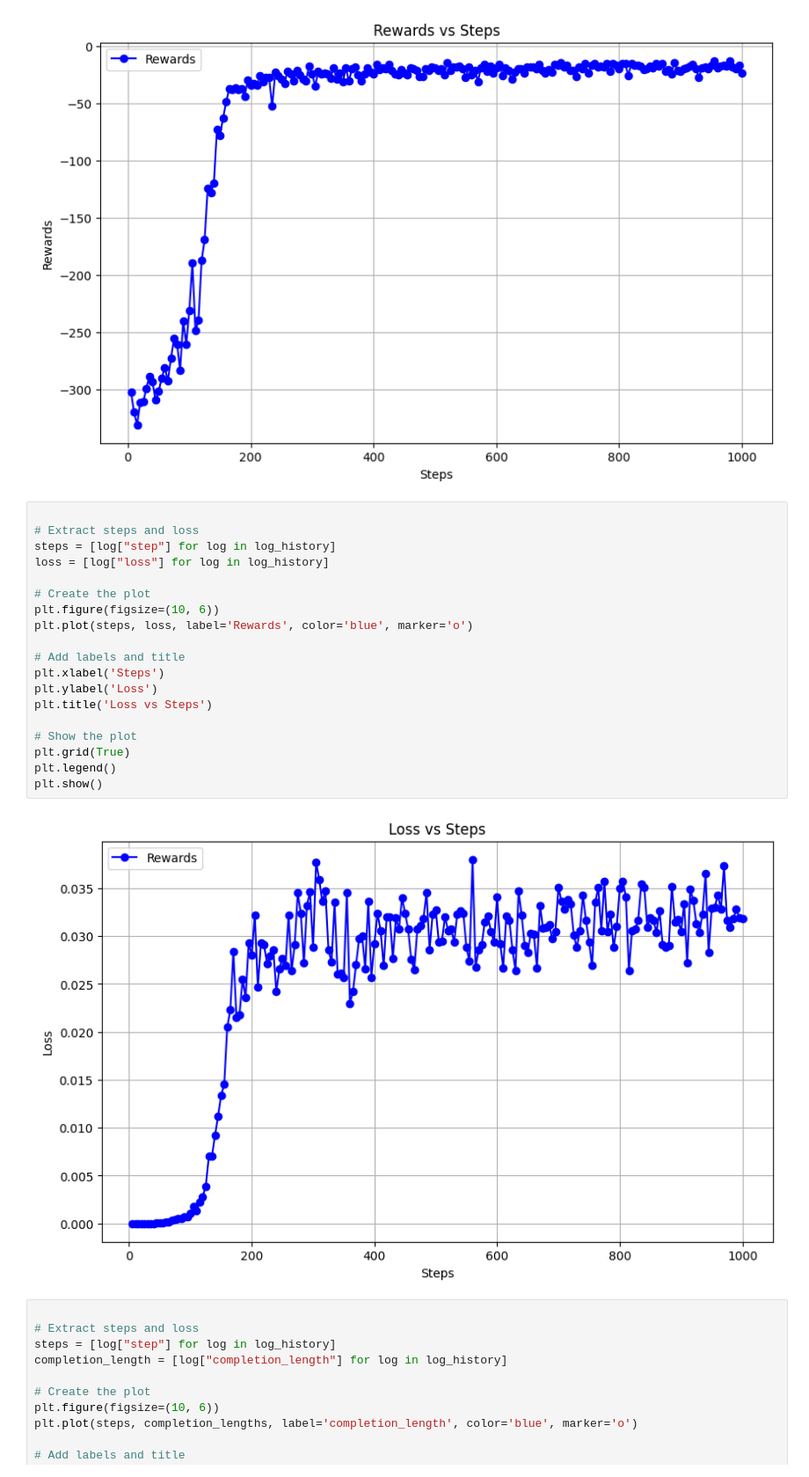
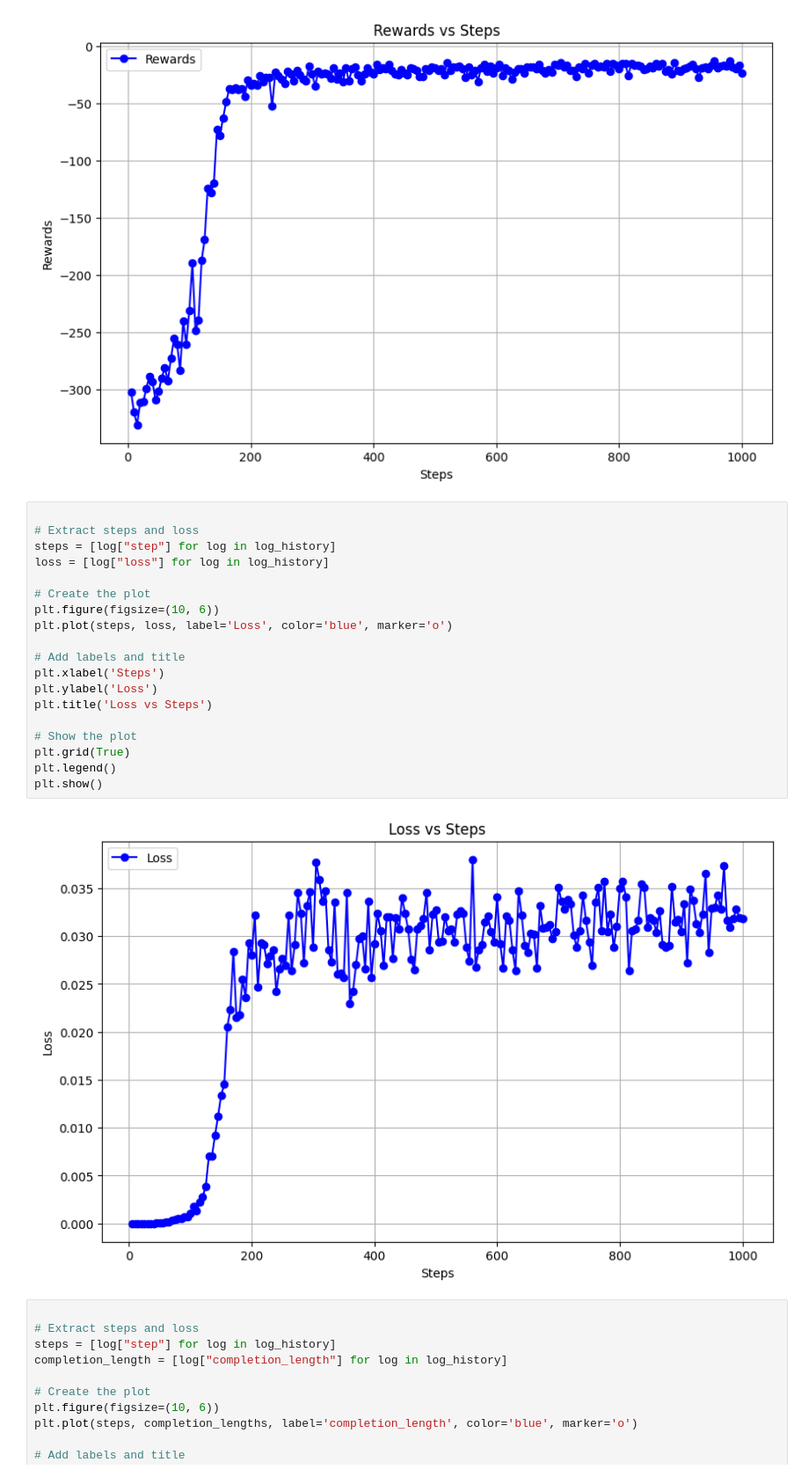
Before and after one commit to abdulsamadkhan/Reasoning, a Jupyter notebook: Fine_tune_a_model_with_GRPO.ipynb, the cells around one changed output. Shown: that part at 88% size. Cells and saved outputs as stored; diff of their text form.

```diff
--- a/Fine_tune_a_model_with_GRPO.ipynb
+++ b/Fine_tune_a_model_with_GRPO.ipynb
@@ -279,24 +279,24 @@ plt.show()
 # %%
 
 # Extract steps and loss
 steps = [log["step"] for log in log_history]
 loss = [log["loss"] for log in log_history]
 
 # Create the plot
 plt.figure(figsize=(10, 6))
-plt.plot(steps, loss, label='Rewards', color='blue', marker='o')
+plt.plot(steps, loss, label='Loss', color='blue', marker='o')
 
 # Add labels and title
 plt.xlabel('Steps')
 plt.ylabel('Loss')
 plt.title('Loss vs Steps')
 
 # Show the plot
 plt.grid(True)
 plt.legend()
 plt.show()
 # %% [output]
-[figure, old version]
+[figure, new version]
 # %%
 
 # Extract steps and loss
```
